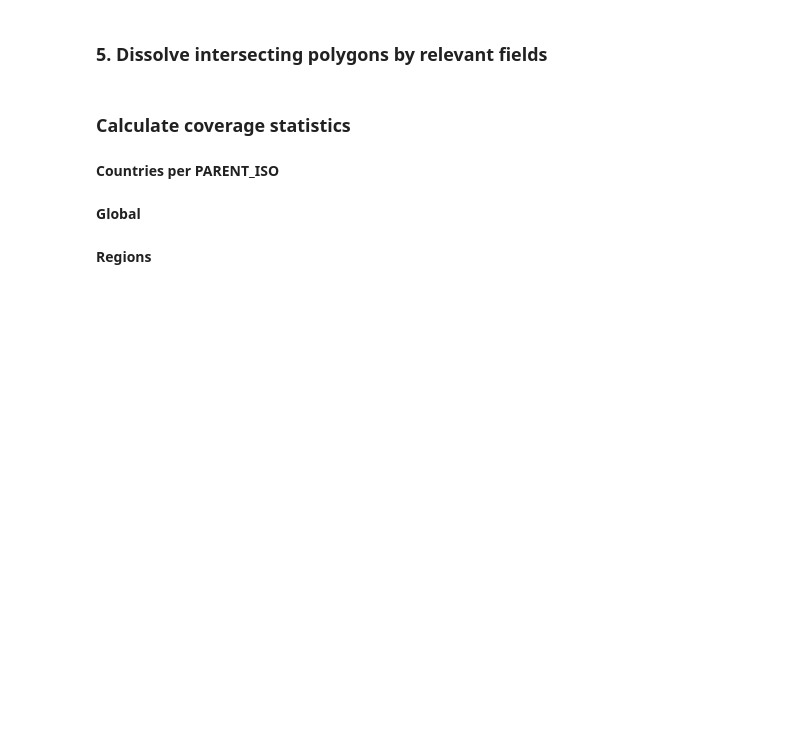
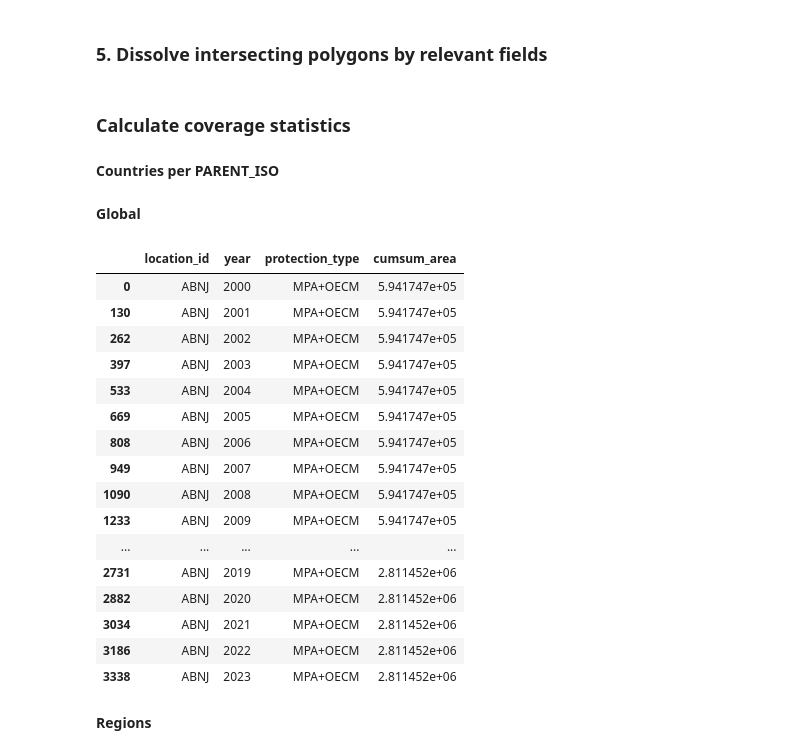
Before and after one commit to Vizzuality/skytruth-30x30, a Jupyter notebook: data/notebooks/wdpa_coverage.ipynb, the cells around one changed output. Saved outputs shown, nothing was run; the diff lists cells and outputs as text; code cells hidden in the pictures; blank space fills up the shorter version.

```diff
--- a/data/notebooks/wdpa_coverage.ipynb
+++ b/data/notebooks/wdpa_coverage.ipynb
@@ -230,6 +230,26 @@ glob_df['location_id'] = 'GLOB'
 final_df = pd.concat([final_df, glob_df], ignore_index=True)
 # %%
 final_df = final_df[['location_id', 'year', 'protection_type', 'cumsum_area']]
+# %%
+final_df[final_df['location_id'] == 'ABNJ']
+# %% [output]
+|  | location_id | year | protection_type | cumsum_area |
+| 0 | ABNJ | 2000 | MPA+OECM | 5.941747e+05 |
+| 130 | ABNJ | 2001 | MPA+OECM | 5.941747e+05 |
+| 262 | ABNJ | 2002 | MPA+OECM | 5.941747e+05 |
+| 397 | ABNJ | 2003 | MPA+OECM | 5.941747e+05 |
+| 533 | ABNJ | 2004 | MPA+OECM | 5.941747e+05 |
+| 669 | ABNJ | 2005 | MPA+OECM | 5.941747e+05 |
+| 808 | ABNJ | 2006 | MPA+OECM | 5.941747e+05 |
+| 949 | ABNJ | 2007 | MPA+OECM | 5.941747e+05 |
+| 1090 | ABNJ | 2008 | MPA+OECM | 5.941747e+05 |
+| 1233 | ABNJ | 2009 | MPA+OECM | 5.941747e+05 |
+| ... | ... | ... | ... | ... |
+| 2731 | ABNJ | 2019 | MPA+OECM | 2.811452e+06 |
+| 2882 | ABNJ | 2020 | MPA+OECM | 2.811452e+06 |
+| 3034 | ABNJ | 2021 | MPA+OECM | 2.811452e+06 |
+| 3186 | ABNJ | 2022 | MPA+OECM | 2.811452e+06 |
+| 3338 | ABNJ | 2023 | MPA+OECM | 2.811452e+06 |
 # %% [markdown]
 **Regions**
 # %%
```
Also changed, not shown: parts of 6 cells of this notebook.
